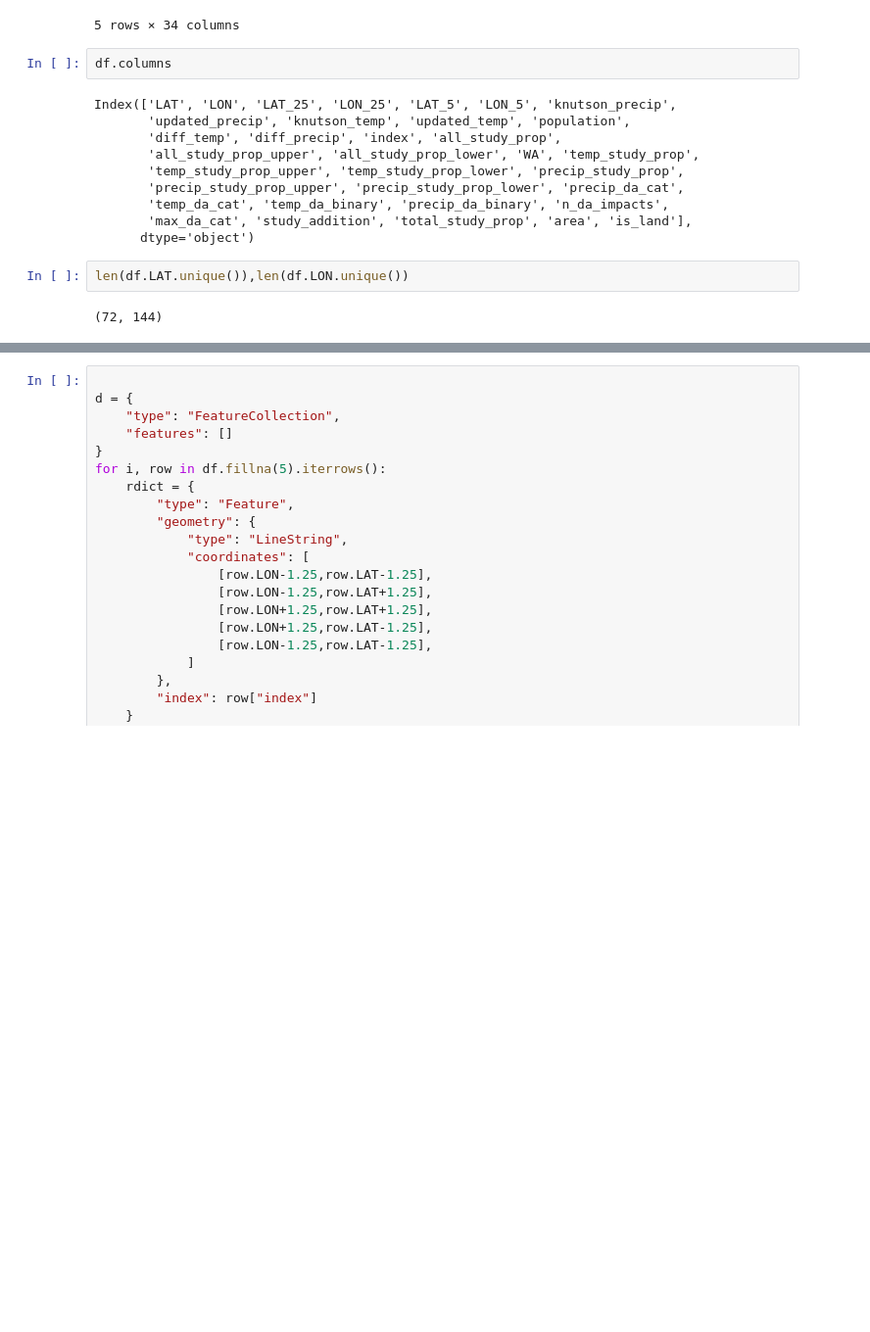
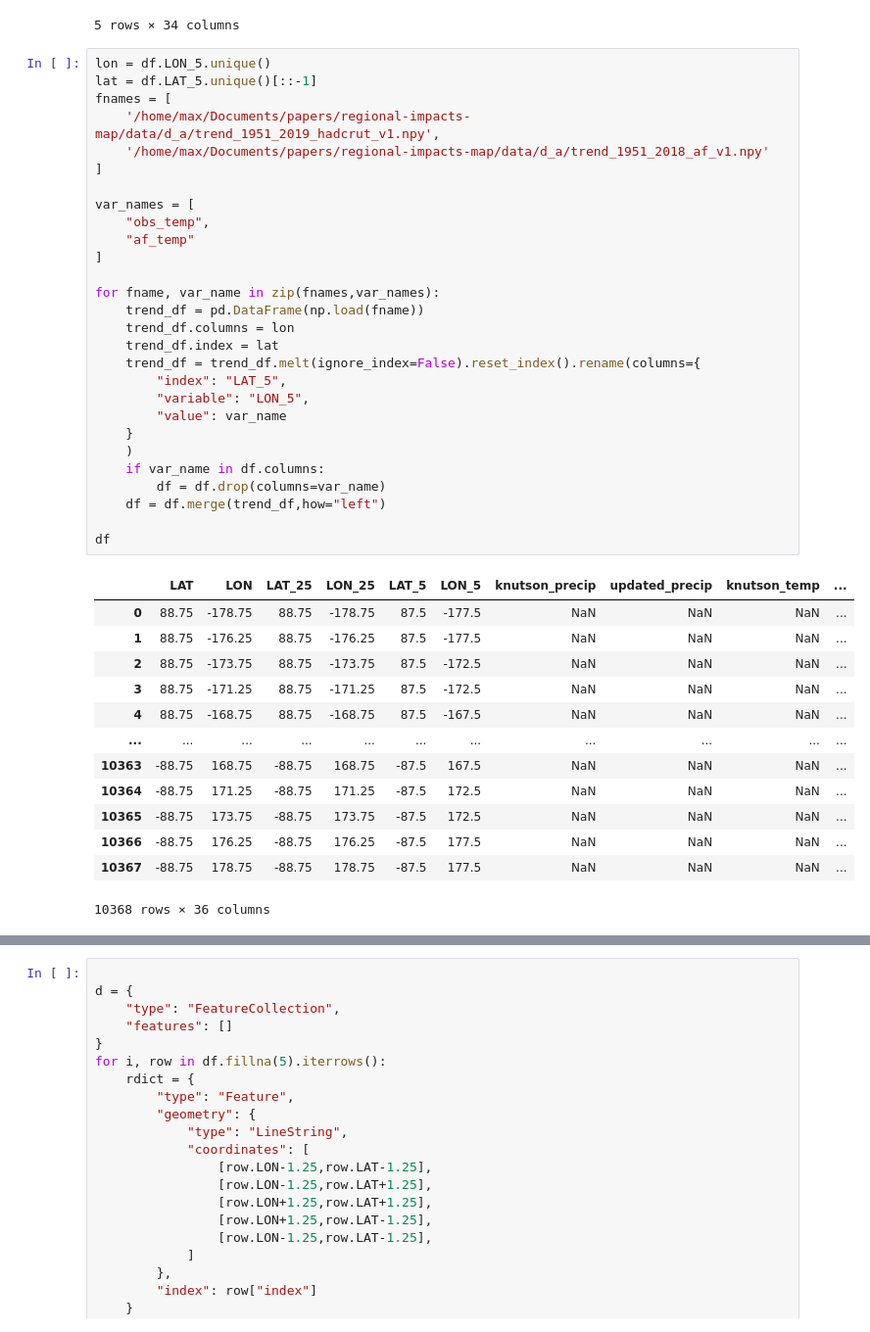
Before and after one commit to mcallaghan/interactive-impacts-map, a Jupyter notebook: transform_data.ipynb, the cells around one changed output, grey strips where cells are left out. Shown: that part at 98% size. Drawn from its saved outputs; the diff is of its cells as text; blank space fills up the shorter version.

```diff
--- a/transform_data.ipynb
+++ b/transform_data.ipynb
@@ -61,19 +61,45 @@ df.head()
 | 10227 | 88.75 | -171.25 | 88.75 | -171.25 | 87.5 | -172.5 | NaN | NaN | NaN | ... |
 | 10228 | 88.75 | -168.75 | 88.75 | -168.75 | 87.5 | -167.5 | NaN | NaN | NaN | ... |
 5 rows × 34 columns
-# %%
-df.columns
-# %% [output]
-Index(['LAT', 'LON', 'LAT_25', 'LON_25', 'LAT_5', 'LON_5', 'knutson_precip',
-       'updated_precip', 'knutson_temp', 'updated_temp', 'population',
-       'diff_temp', 'diff_precip', 'index', 'all_study_prop',
-       'all_study_prop_upper', 'all_study_prop_lower', 'WA', 'temp_study_prop',
-       'temp_study_prop_upper', 'temp_study_prop_lower', 'precip_study_prop',
-       'precip_study_prop_upper', 'precip_study_prop_lower', 'precip_da_cat',
-       'temp_da_cat', 'temp_da_binary', 'precip_da_binary', 'n_da_impacts',
-       'max_da_cat', 'study_addition', 'total_study_prop', 'area', 'is_land'],
-      dtype='object')
-# %%
-len(df.LAT.unique()),len(df.LON.unique())
-# %% [output]
-(72, 144)
+# %%
+lon = df.LON_5.unique()
+lat = df.LAT_5.unique()[::-1]
+fnames = [
+    '/home/max/Documents/papers/regional-impacts-map/data/d_a/trend_1951_2019_hadcrut_v1.npy',
+    '/home/max/Documents/papers/regional-impacts-map/data/d_a/trend_1951_2018_af_v1.npy'
+]
+
+var_names = [
+    "obs_temp",
+    "af_temp"
+]
+
+for fname, var_name in zip(fnames,var_names):
+    trend_df = pd.DataFrame(np.load(fname))
+    trend_df.columns = lon
+    trend_df.index = lat
+    trend_df = trend_df.melt(ignore_index=False).reset_index().rename(columns={
+        "index": "LAT_5",
+        "variable": "LON_5",
+        "value": var_name
+    }
+    )
+    if var_name in df.columns:
+        df = df.drop(columns=var_name)
+    df = df.merge(trend_df,how="left")
+
+df
+# %% [output]
+|  | LAT | LON | LAT_25 | LON_25 | LAT_5 | LON_5 | knutson_precip | updated_precip | knutson_temp | ... |
+| 0 | 88.75 | -178.75 | 88.75 | -178.75 | 87.5 | -177.5 | NaN | NaN | NaN | ... |
+| 1 | 88.75 | -176.25 | 88.75 | -176.25 | 87.5 | -177.5 | NaN | NaN | NaN | ... |
+| 2 | 88.75 | -173.75 | 88.75 | -173.75 | 87.5 | -172.5 | NaN | NaN | NaN | ... |
+| 3 | 88.75 | -171.25 | 88.75 | -171.25 | 87.5 | -172.5 | NaN | NaN | NaN | ... |
+| 4 | 88.75 | -168.75 | 88.75 | -168.75 | 87.5 | -167.5 | NaN | NaN | NaN | ... |
+| ... | ... | ... | ... | ... | ... | ... | ... | ... | ... | ... |
+| 10363 | -88.75 | 168.75 | -88.75 | 168.75 | -87.5 | 167.5 | NaN | NaN | NaN | ... |
+| 10364 | -88.75 | 171.25 | -88.75 | 171.25 | -87.5 | 172.5 | NaN | NaN | NaN | ... |
+| 10365 | -88.75 | 173.75 | -88.75 | 173.75 | -87.5 | 172.5 | NaN | NaN | NaN | ... |
+| 10366 | -88.75 | 176.25 | -88.75 | 176.25 | -87.5 | 177.5 | NaN | NaN | NaN | ... |
+| 10367 | -88.75 | 178.75 | -88.75 | 178.75 | -87.5 | 177.5 | NaN | NaN | NaN | ... |
+10368 rows × 36 columns
```
Also changed, not shown: parts of 14 cells of this notebook, 7 other files.
